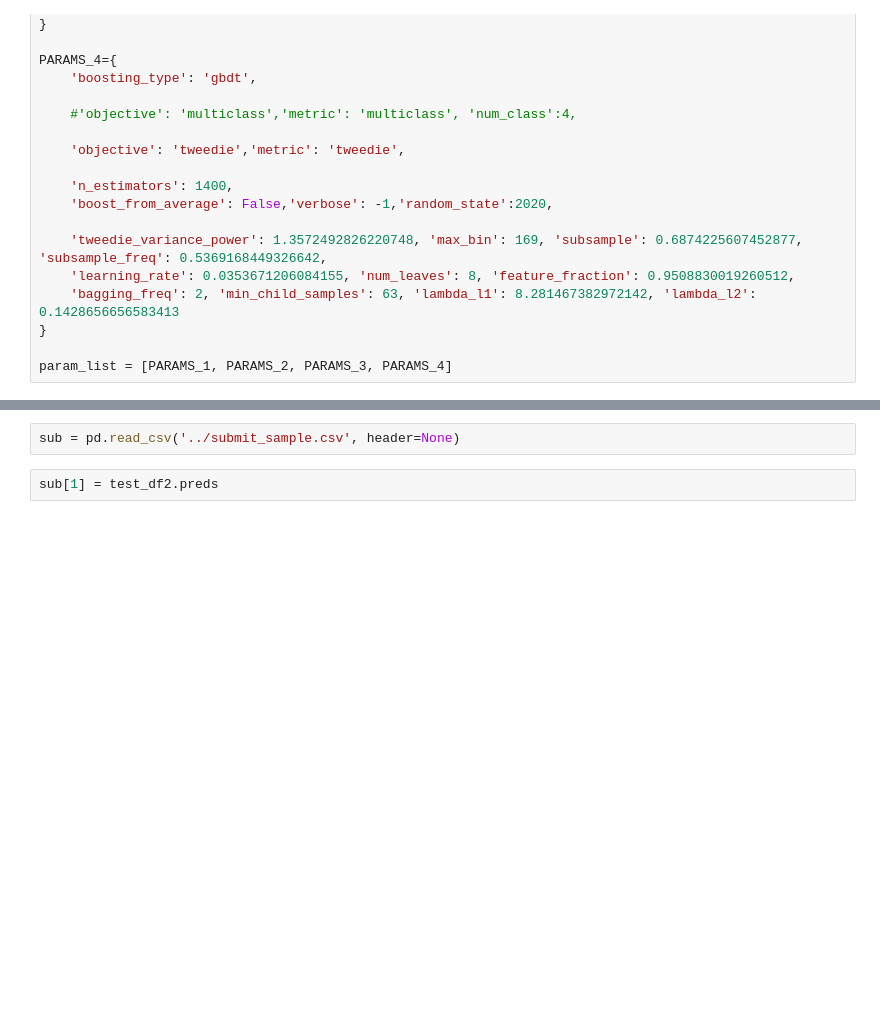
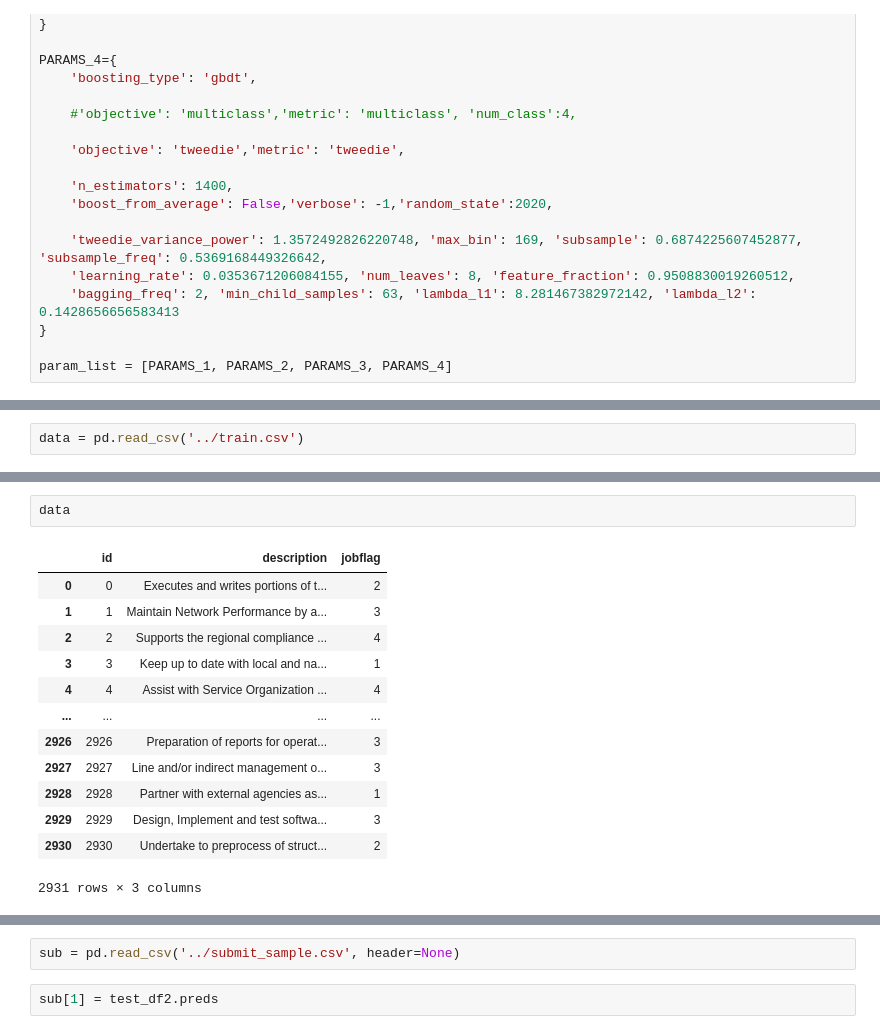
Before and after one commit to M0T0-2020/signate2020, a Jupyter notebook: lightgbm_modeling-tfidf-pred-14.ipynb, the cells around one changed output, grey strips where cells are left out. Saved outputs shown, nothing was run; the diff lists cells and outputs as text; blank space fills up the shorter version.

```diff
--- a/lightgbm_modeling-tfidf-pred-14.ipynb
+++ b/lightgbm_modeling-tfidf-pred-14.ipynb
@@ -511,0 +617,2 @@ cnfn_matrix
+# %%
+data = pd.read_csv('../train.csv')
@@ -512,2 +659,18 @@ cnfn_matrix
+# %%
+data
+# %% [output]
+|  | id | description | jobflag |
+| 0 | 0 | Executes and writes portions of t... | 2 |
+| 1 | 1 | Maintain Network Performance by a... | 3 |
+| 2 | 2 | Supports the regional compliance ... | 4 |
+| 3 | 3 | Keep up to date with local and na... | 1 |
+| 4 | 4 | Assist with Service Organization ... | 4 |
+| ... | ... | ... | ... |
+| 2926 | 2926 | Preparation of reports for operat... | 3 |
+| 2927 | 2927 | Line and/or indirect management o... | 3 |
+| 2928 | 2928 | Partner with external agencies as... | 1 |
+| 2929 | 2929 | Design, Implement and test softwa... | 3 |
+| 2930 | 2930 | Undertake to preprocess of struct... | 2 |
+2931 rows × 3 columns
 # %%
 test_df2.preds.value_counts()
```
Also changed, not shown: parts of 24 cells of this notebook, 1 other file.
